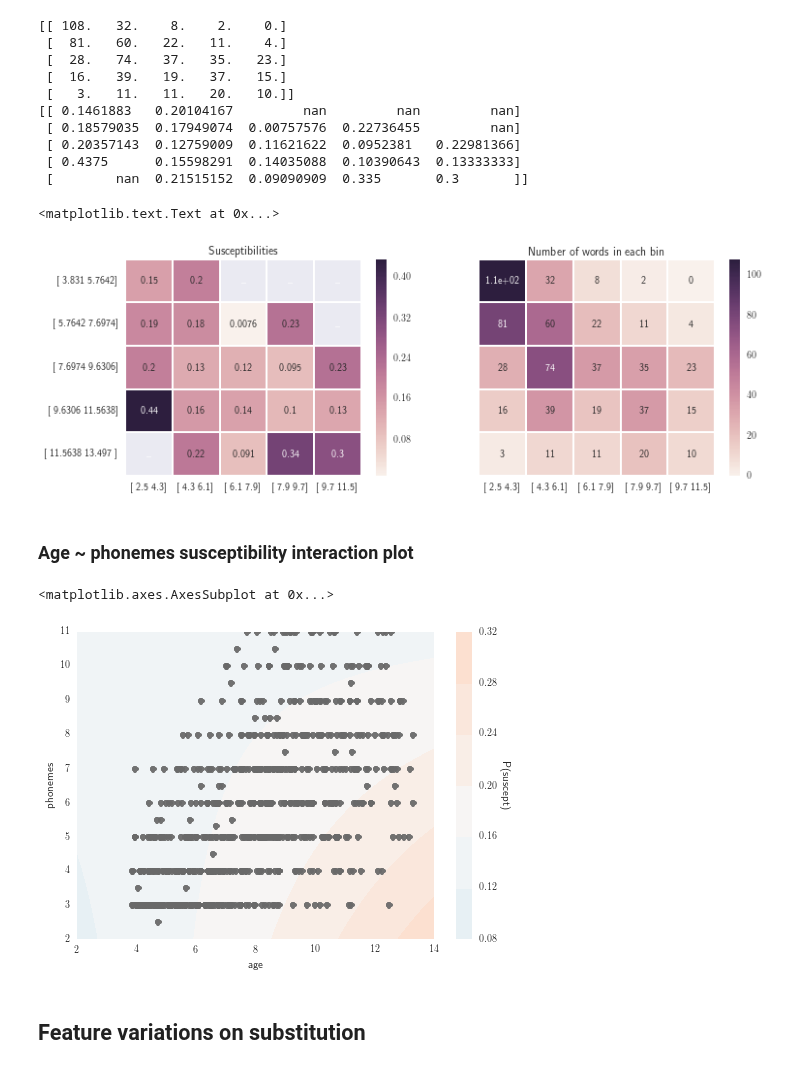
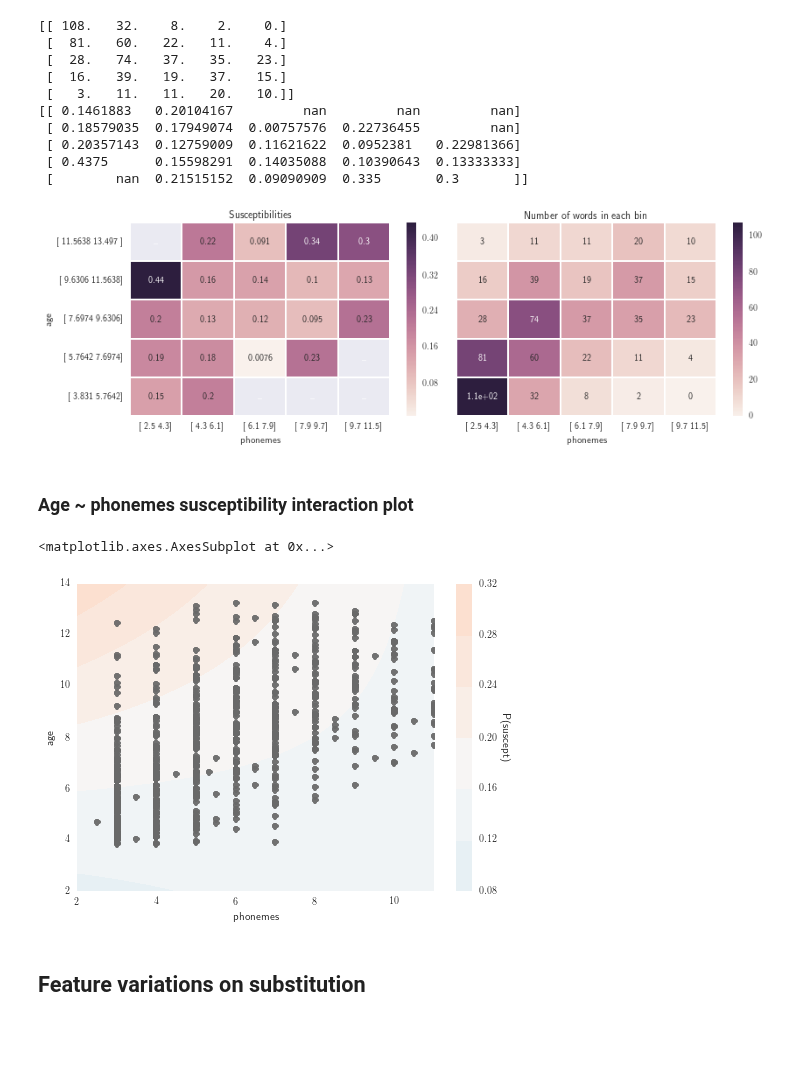
Before and after one commit to wehlutyk/brainscopypaste, a Jupyter notebook: substitutions_paper.ipynb, the cells around one changed output. Saved outputs shown, nothing was run; the diff lists cells and outputs as text; code cells hidden in the pictures; blank space fills up the shorter version.

Commit message:
Fix axes for heatmaps

```diff
--- a/substitutions_paper.ipynb
+++ b/substitutions_paper.ipynb
@@ -260,19 +260,22 @@ print suscepts2d
  [        nan  0.21515152  0.09090909  0.335       0.3       ]]
 # %%
 fig, axs = plt.subplots(1, 2, figsize=(12, 4))
-sb.heatmap(suscepts2d,
-           yticklabels=[bins_age[i:i+2] for i in range(nbins_age)],
+sb.heatmap(suscepts2d[::-1],
+           yticklabels=[bins_age[i:i+2] for i in range(nbins_age)[::-1]],
            xticklabels=[bins_phonemes[j:j+2] for j in range(nbins_phonemes)],
-           mask=np.isnan(suscepts2d), annot=True, fmt=".2", ax=axs[0])
+           mask=np.isnan(suscepts2d[::-1]), annot=True, fmt=".2", ax=axs[0])
 axs[0].set_title('Susceptibilities')
-sb.heatmap(n2d,
+axs[0].set_xlabel('phonemes')
+axs[0].set_ylabel('age')
+sb.heatmap(n2d[::-1],
            yticklabels=[''] * nbins_phonemes,
            xticklabels=[bins_phonemes[j:j+2] for j in range(nbins_phonemes)],
            annot=True, ax=axs[1])
 axs[1].set_title('Number of words in each bin')
+axs[1].set_xlabel('phonemes')
+fig.tight_layout()
 # %% [output]
-<matplotlib.text.Text at 0x...>
-[figure, old version]
+[figure, new version]
 # %% [markdown]
 ### Age ~ phonemes susceptibility interaction plot
 # %%
@@ -285,12 +288,12 @@ f_phonemes = np.array([wf_phonemes[w] for w in ranged_words])
 suscepts = np.array([ws_age[w] for w in ranged_words])
 df = pd.DataFrame(np.c_[f_age, f_phonemes, suscepts], columns=["age", "phonemes", "suscept"])
 
-sb.interactplot("age", "phonemes", "suscept", df, filled=True,
+sb.interactplot("phonemes", "age", "suscept", df, filled=True,
                 logistic=True, scatter_kws={"color": "dimgray"},
                 levels=5)
 # %% [output]
 <matplotlib.axes.AxesSubplot at 0x...>
-[figure, old version]
+[figure, new version]
 # %% [markdown]
 ## Feature variations on substitution
 # %%
```
